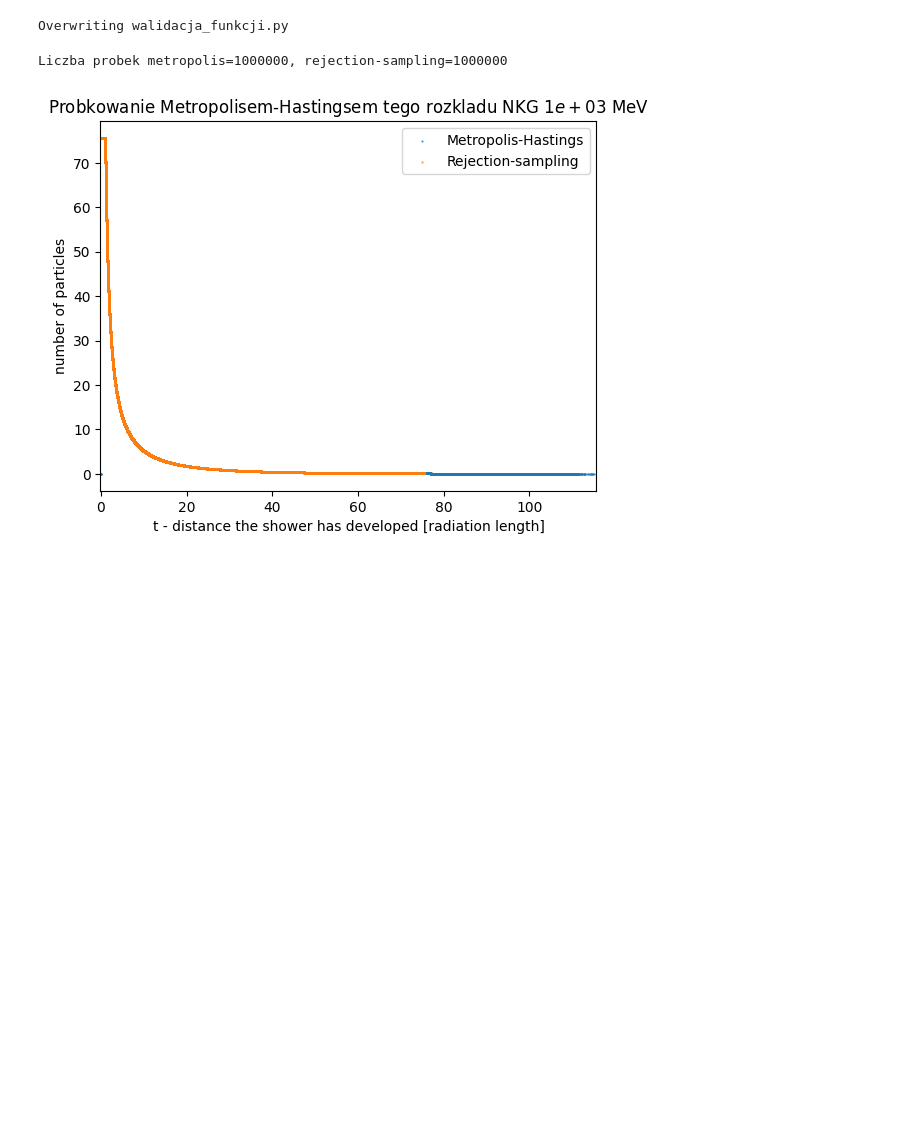
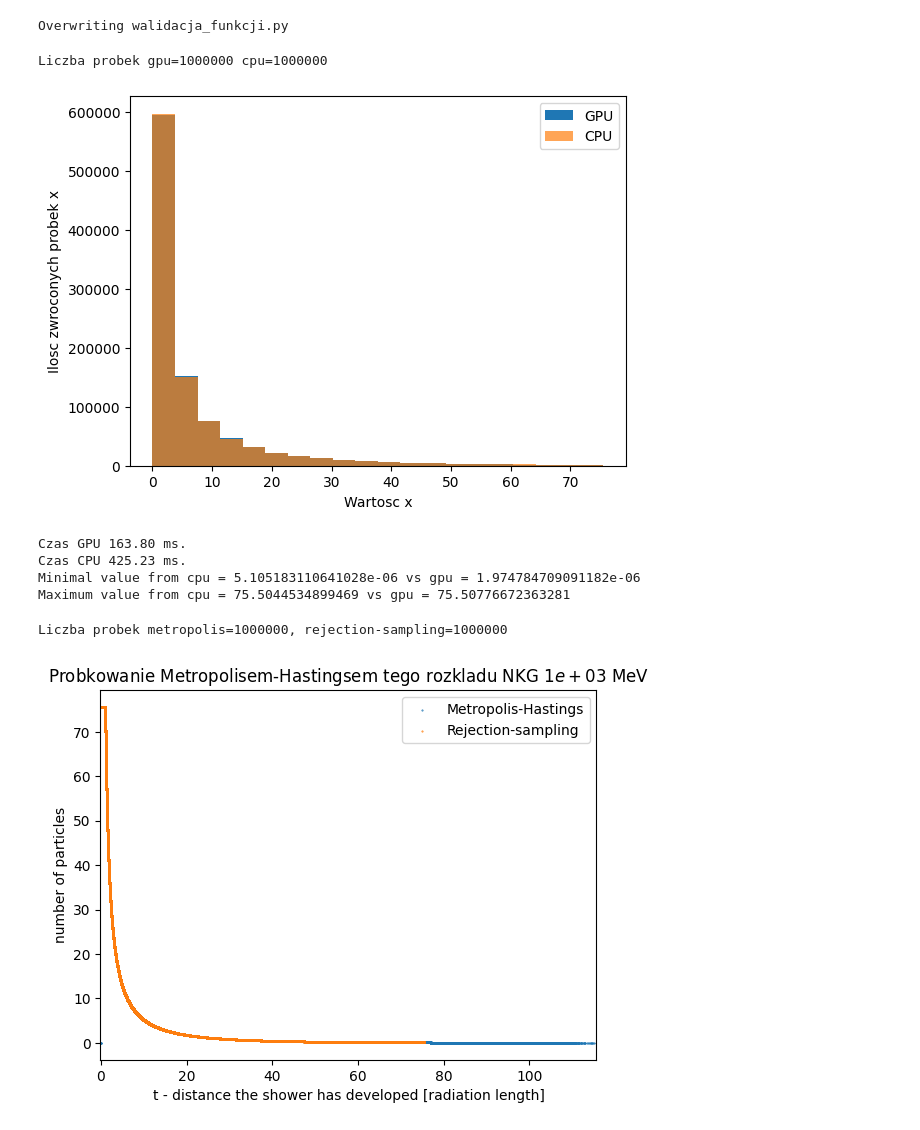
Before and after one commit to kluski777/PraktykiGAN, a Jupyter notebook: walidacja_funkcji.ipynb, the cells around one changed output. Cells and saved outputs as stored; diff of their text form; code cells hidden in the pictures; blank space fills up the shorter version.

Commit message:
rejection sampling CUDA

```diff
--- a/walidacja_funkcji.ipynb
+++ b/walidacja_funkcji.ipynb
@@ -119,5 +172,44 @@ class rs_prober_NKG:
 # %% [output]
 Overwriting walidacja_funkcji.py
+# %%
+from time import time
+
+
+start_time = time()
+prober_cpu = rs_prober_NKG(0.1, 1, 150, from_x=0)
+x_rs = prober_cpu.rejection_sampling(1_000_000)
+time_cpu = (time() - start_time) * 1000
+
+start_time = time()
+prober_gpu = rs_prober_NKG_GPU()
+x_rs_gpu = prober_gpu.rejection_sampling(1_000_000)
+time_gpu = (time() - start_time) * 1000
+
+print(f'Liczba probek gpu={x_rs_gpu.size} cpu={x_rs.size}')
+
+x_min = min(np.min(x_rs), np.min(x_rs_gpu)) # to sie ogarnie
+x_max = max(np.max(x_rs), np.max(x_rs_gpu))
+bins = np.linspace(x_min, x_max, 21)  # 21 edges = 20 bins
+
+plt.hist(x_rs_gpu, bins=bins, label='GPU')
+plt.hist(x_rs, bins=bins, label='CPU', alpha=0.7)
+plt.legend()
+plt.xlabel('Wartosc x')
+plt.ylabel('Ilosc zwroconych probek x')
+plt.savefig('./Wykresy/Walidacja/czestosc_dla_NKG_solution1.jpg')
+plt.show()
+
+print(f'Czas GPU {time_gpu :.2f} ms.')
+print(f'Czas CPU {time_cpu :.2f} ms.')
+print(f'Minimal value from cpu = {np.min(x_rs)} vs gpu = {np.min(x_rs_gpu)}')
+print(f'Maximum value from cpu = {np.max(x_rs)} vs gpu = {np.max(x_rs_gpu)}')
+# %% [output]
+Liczba probek gpu=1000000 cpu=1000000
+[figure, added]
+Czas GPU 163.80 ms.
+Czas CPU 425.23 ms.
+Minimal value from cpu = 5.105183110641028e-06 vs gpu = 1.974784709091182e-06
+Maximum value from cpu = 75.5044534899469 vs gpu = 75.50776672363281
 # %%
 from walidacja_funkcji import *
 
```
Also changed, not shown: parts of 1 cell of this notebook, 16 other files.
